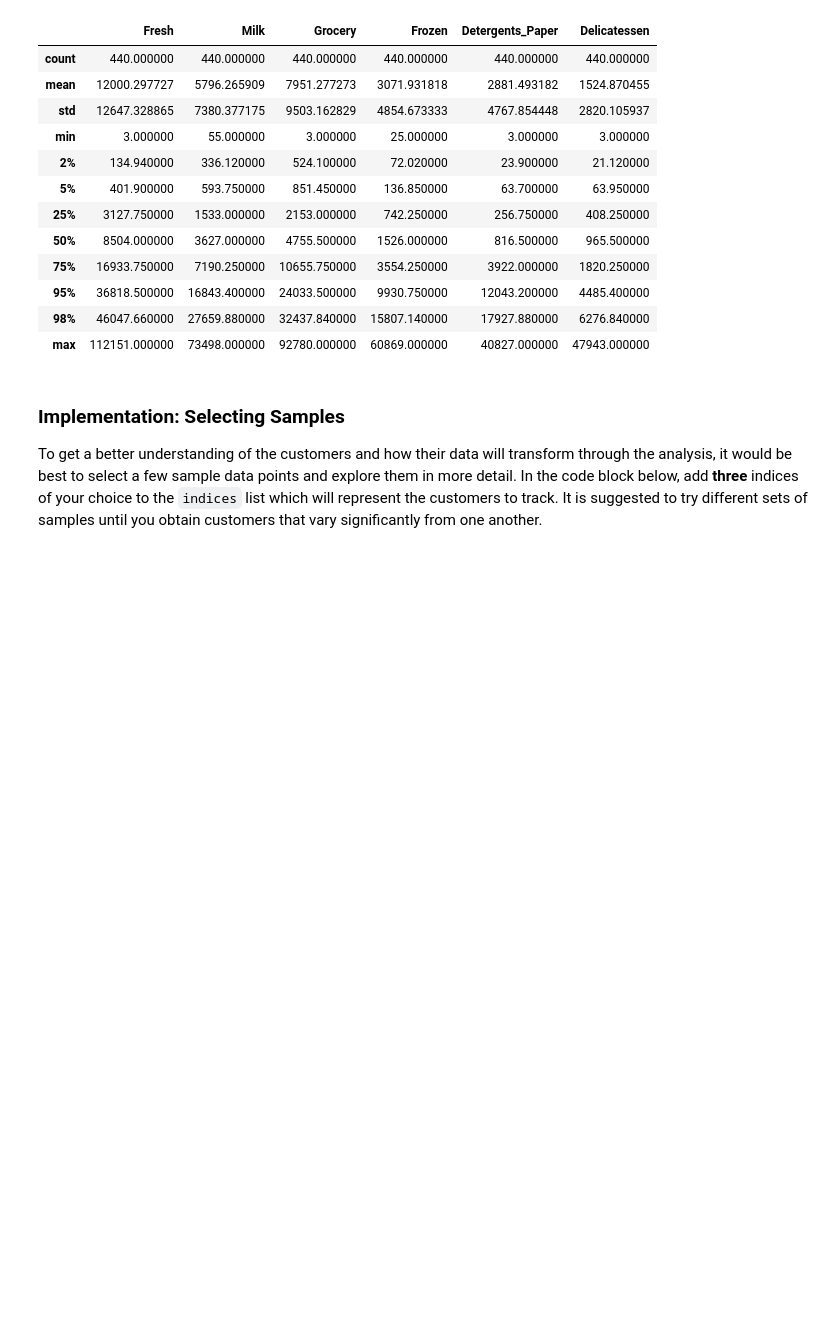
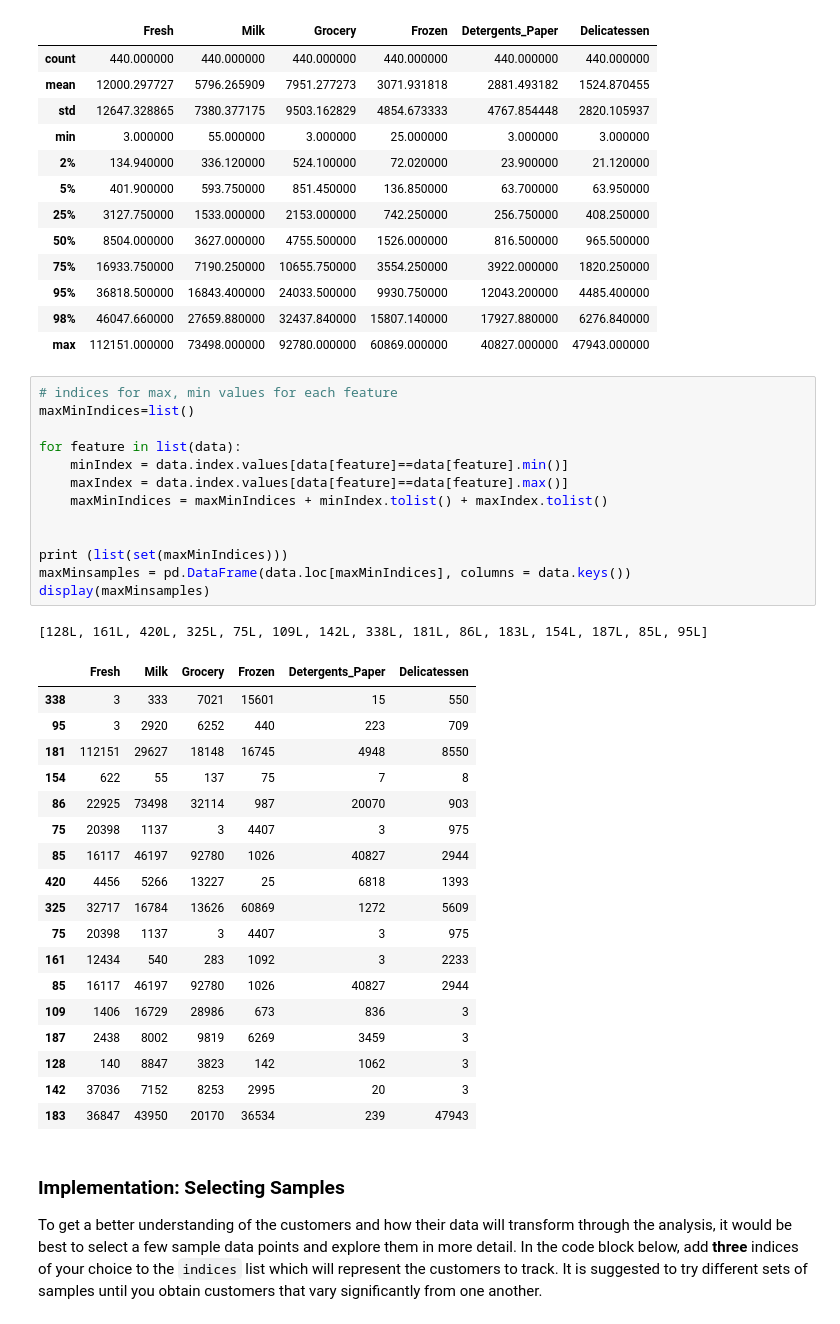
Before and after one commit to Alz-Android/ML, a Jupyter notebook: customer_segments/customer_segments.ipynb, the cells around one changed output. Drawn from its saved outputs; the diff is of its cells as text; blank space fills up the shorter version.

```diff
--- a/customer_segments/customer_segments.ipynb
+++ b/customer_segments/customer_segments.ipynb
@@ -64,6 +60,39 @@ display(data.describe(percentiles=[.02,.05, .25, .5, .75, .95, .98]))
 | 95% | 36818.500000 | 16843.400000 | 24033.500000 | 9930.750000 | 12043.200000 | 4485.400000 |
 | 98% | 46047.660000 | 27659.880000 | 32437.840000 | 15807.140000 | 17927.880000 | 6276.840000 |
 | max | 112151.000000 | 73498.000000 | 92780.000000 | 60869.000000 | 40827.000000 | 47943.000000 |
+# %%
+# indices for max, min values for each feature
+maxMinIndices=list()
+
+for feature in list(data):
+    minIndex = data.index.values[data[feature]==data[feature].min()]
+    maxIndex = data.index.values[data[feature]==data[feature].max()]
+    maxMinIndices = maxMinIndices + minIndex.tolist() + maxIndex.tolist()
+
+
+print (list(set(maxMinIndices)))
+maxMinsamples = pd.DataFrame(data.loc[maxMinIndices], columns = data.keys())
+display(maxMinsamples)
+# %% [output]
+[128L, 161L, 420L, 325L, 75L, 109L, 142L, 338L, 181L, 86L, 183L, 154L, 187L, 85L, 95L]
+|  | Fresh | Milk | Grocery | Frozen | Detergents_Paper | Delicatessen |
+| 338 | 3 | 333 | 7021 | 15601 | 15 | 550 |
+| 95 | 3 | 2920 | 6252 | 440 | 223 | 709 |
+| 181 | 112151 | 29627 | 18148 | 16745 | 4948 | 8550 |
+| 154 | 622 | 55 | 137 | 75 | 7 | 8 |
+| 86 | 22925 | 73498 | 32114 | 987 | 20070 | 903 |
+| 75 | 20398 | 1137 | 3 | 4407 | 3 | 975 |
+| 85 | 16117 | 46197 | 92780 | 1026 | 40827 | 2944 |
+| 420 | 4456 | 5266 | 13227 | 25 | 6818 | 1393 |
+| 325 | 32717 | 16784 | 13626 | 60869 | 1272 | 5609 |
+| 75 | 20398 | 1137 | 3 | 4407 | 3 | 975 |
+| 161 | 12434 | 540 | 283 | 1092 | 3 | 2233 |
+| 85 | 16117 | 46197 | 92780 | 1026 | 40827 | 2944 |
+| 109 | 1406 | 16729 | 28986 | 673 | 836 | 3 |
+| 187 | 2438 | 8002 | 9819 | 6269 | 3459 | 3 |
+| 128 | 140 | 8847 | 3823 | 142 | 1062 | 3 |
+| 142 | 37036 | 7152 | 8253 | 2995 | 20 | 3 |
+| 183 | 36847 | 43950 | 20170 | 36534 | 239 | 47943 |
 # %% [markdown]
 ### Implementation: Selecting Samples
 To get a better understanding of the customers and how their data will transform through the analysis, it would be best to select a few sample data points and explore them in more detail. In the code block below, add **three** indices of your choice to the `indices` list which will represent the customers to track. It is suggested to try different sets of samples until you obtain customers that vary significantly from one another.
```
Also changed, not shown: parts of 28 cells of this notebook, 1 other file.
